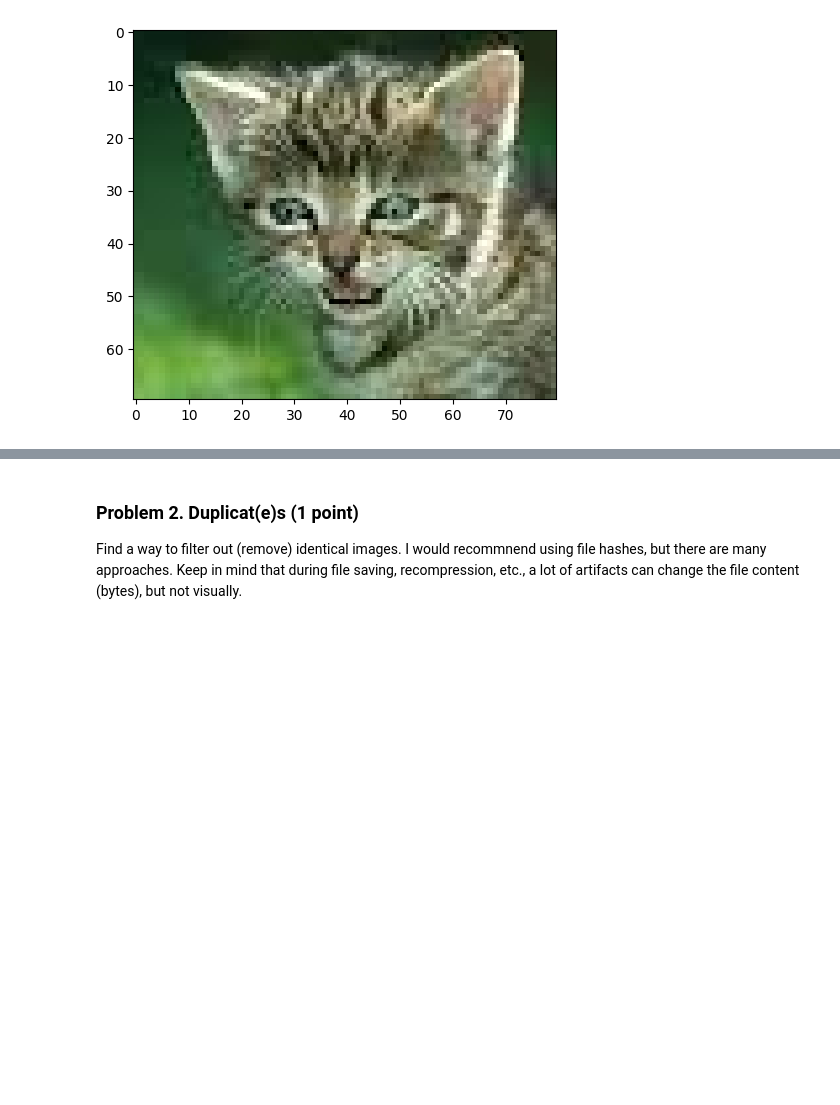
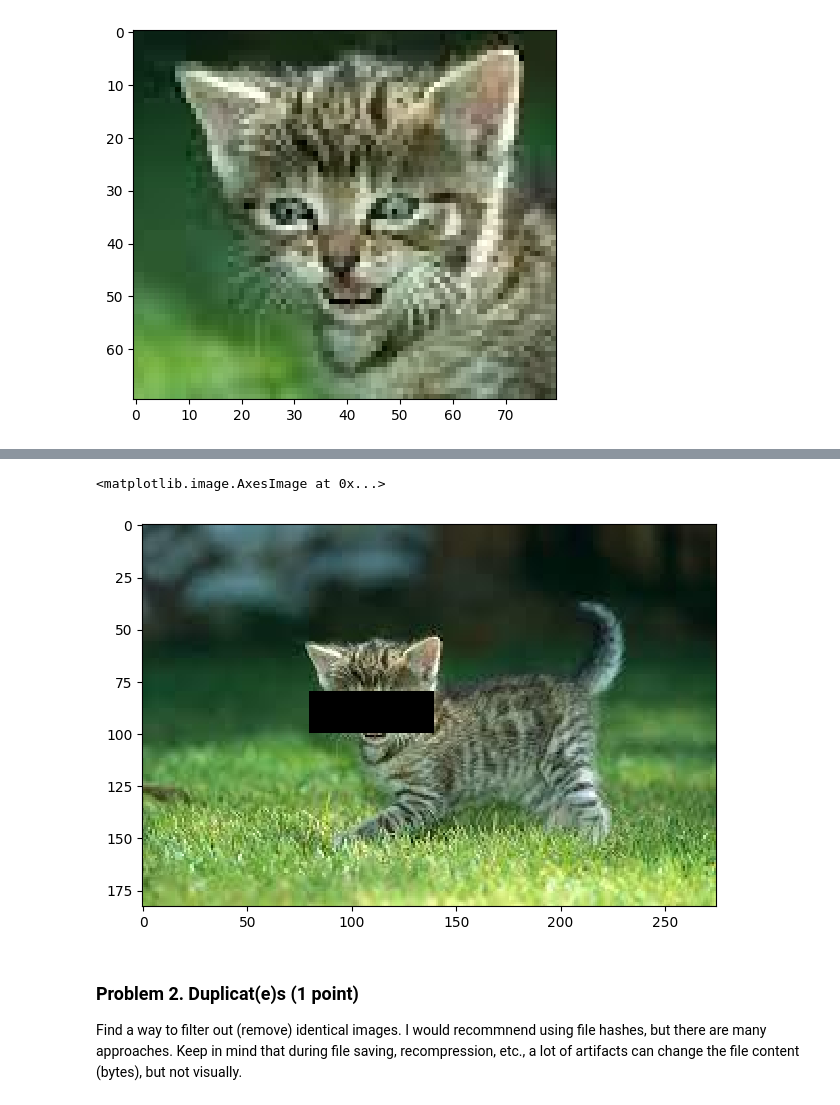
Before and after one commit to patonov/Data_Science-July_2024, a Jupyter notebook: Working_With_Images/Working with Images Lab.ipynb, the cells around one changed output, grey strips where cells are left out. Drawn from its saved outputs; the diff is of its cells as text; code cells hidden in the pictures; blank space fills up the shorter version.

```diff
--- a/Working_With_Images/Working with Images Lab.ipynb
+++ b/Working_With_Images/Working with Images Lab.ipynb
@@ -64,3 +83,9 @@ plt.imshow(cat_image[50:120, 70:150])
+# %%
+cat_masked[80:100, 80:140] = 0
+imshow(cat_masked)
+# %% [output]
+<matplotlib.image.AxesImage at 0x...>
+[figure, added]
 # %% [markdown]
 ### Problem 2. Duplicat(e)s (1 point)
 Find a way to filter out (remove) identical images. I would recommnend using file hashes, but there are many approaches. Keep in mind that during file saving, recompression, etc., a lot of artifacts can change the file content (bytes), but not visually.
```
Also changed, not shown: parts of 3 cells of this notebook.
